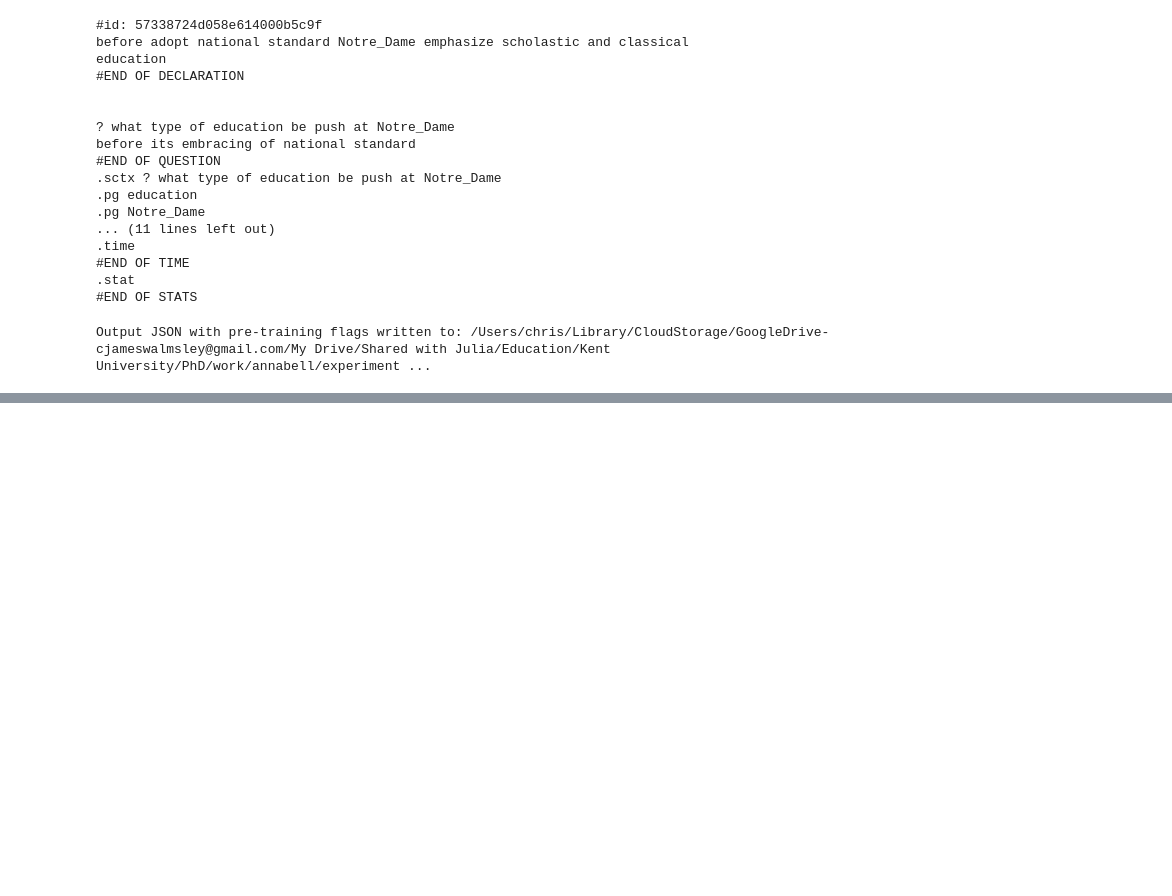
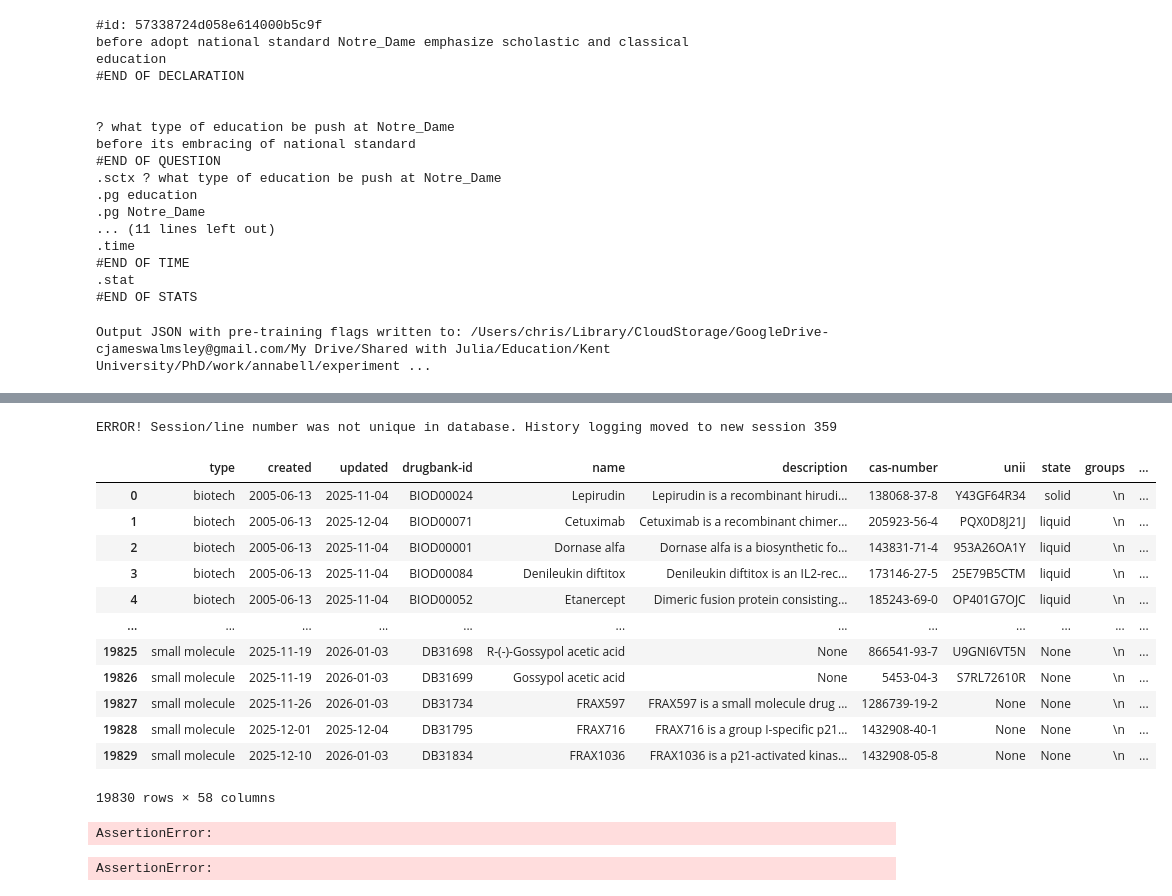
Before and after one commit to cjwalmsley/Training-and-evaluating-cognitive-language-models, a Jupyter notebook: debug_notebook.ipynb, the cells around one changed output, grey strips where cells are left out. Drawn from its saved outputs; the diff is of its cells as text; code cells hidden in the pictures; blank space fills up the shorter version.

```diff
--- a/debug_notebook.ipynb
+++ b/debug_notebook.ipynb
@@ -239,3 +220,39 @@ debug_df
 # %% [output]
 |  | id | title | context | question | declarative_statement | answer |
 | 2230 | 572ebc4803f98919007569b8 | Muammar_Gaddafi | Many teachers at Sabha were Egypt... | Name one event that occurred in t... | None | 1948 Arab–Israeli War, the Egypti... |
+# %%
+import pandas as pd
+
+xml_file_path = "/Users/chris/Library/CloudStorage/GoogleDrive-cjameswalmsley@gmail.com/My Drive/Shared with Julia/Education/Kent University/PhD/work/datasets/full database.xml"
+# 1. Simple load
+df = pd.read_xml(xml_file_path)
+df
+# %% [output]
+ERROR! Session/line number was not unique in database. History logging moved to new session 359
+|  | type | created | updated | drugbank-id | name | description | cas-number | unii | state | groups | ... |
+| 0 | biotech | 2005-06-13 | 2025-11-04 | BIOD00024 | Lepirudin | Lepirudin is a recombinant hirudi... | 138068-37-8 | Y43GF64R34 | solid | \n | ... |
+| 1 | biotech | 2005-06-13 | 2025-12-04 | BIOD00071 | Cetuximab | Cetuximab is a recombinant chimer... | 205923-56-4 | PQX0D8J21J | liquid | \n | ... |
+| 2 | biotech | 2005-06-13 | 2025-11-04 | BIOD00001 | Dornase alfa | Dornase alfa is a biosynthetic fo... | 143831-71-4 | 953A26OA1Y | liquid | \n | ... |
+| 3 | biotech | 2005-06-13 | 2025-11-04 | BIOD00084 | Denileukin diftitox | Denileukin diftitox is an IL2-rec... | 173146-27-5 | 25E79B5CTM | liquid | \n | ... |
+| 4 | biotech | 2005-06-13 | 2025-11-04 | BIOD00052 | Etanercept | Dimeric fusion protein consisting... | 185243-69-0 | OP401G7OJC | liquid | \n | ... |
+| ... | ... | ... | ... | ... | ... | ... | ... | ... | ... | ... | ... |
+| 19825 | small molecule | 2025-11-19 | 2026-01-03 | DB31698 | R-(-)-Gossypol acetic acid | None | 866541-93-7 | U9GNI6VT5N | None | \n | ... |
+| 19826 | small molecule | 2025-11-19 | 2026-01-03 | DB31699 | Gossypol acetic acid | None | 5453-04-3 | S7RL72610R | None | \n | ... |
+| 19827 | small molecule | 2025-11-26 | 2026-01-03 | DB31734 | FRAX597 | FRAX597 is a small molecule drug ... | 1286739-19-2 | None | None | \n | ... |
+| 19828 | small molecule | 2025-12-01 | 2025-12-04 | DB31795 | FRAX716 | FRAX716 is a group I-specific p21... | 1432908-40-1 | None | None | \n | ... |
+| 19829 | small molecule | 2025-12-10 | 2026-01-03 | DB31834 | FRAX1036 | FRAX1036 is a p21-activated kinas... | 1432908-05-8 | None | None | \n | ... |
+19830 rows × 58 columns
+# %%
+import pandas as pd
+
+# 2. Specificity with XPath
+# If the data is nested deeper, use XPath to point to the rows
+df = pd.read_xml(
+    'transactions.xml',
+    xpath=".//transaction"  # Tells Pandas: "Treat every <transaction> as a row"
+)
+
+print(df.head())
+# %% [output]
+AssertionError:
+AssertionError:
```
Also changed, not shown: parts of 1 cell of this notebook, 7 other files.
